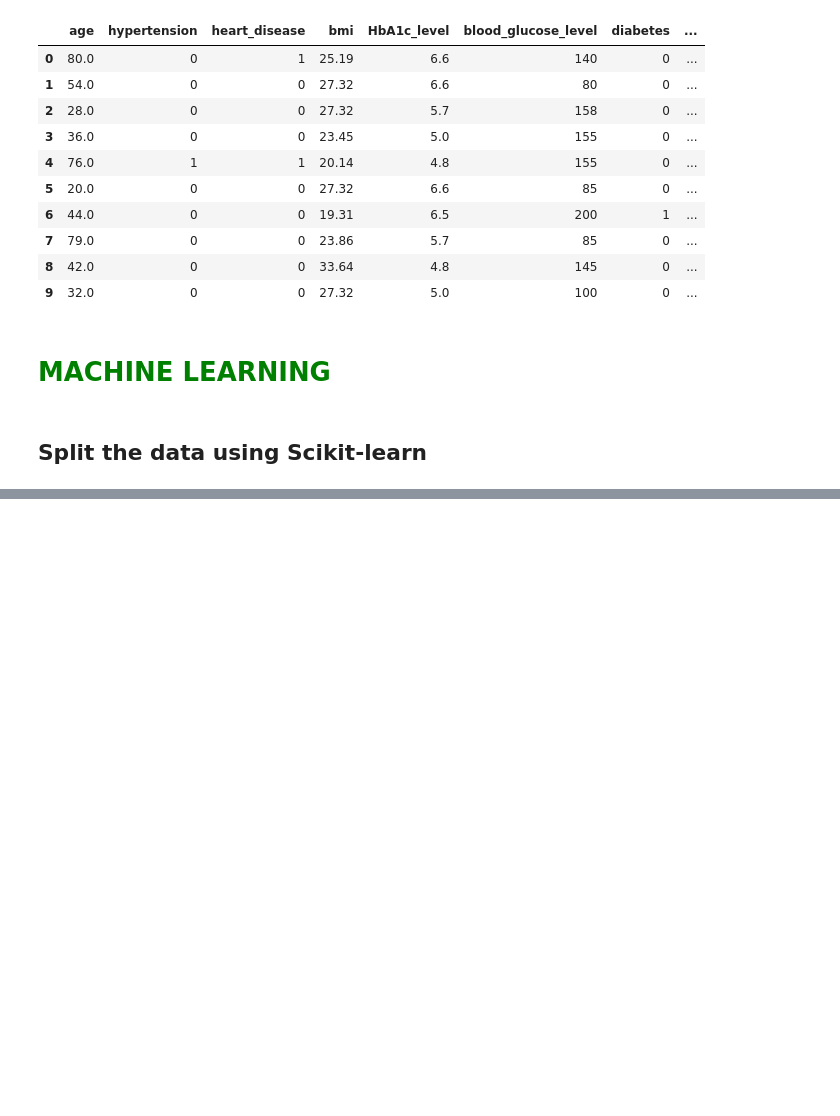
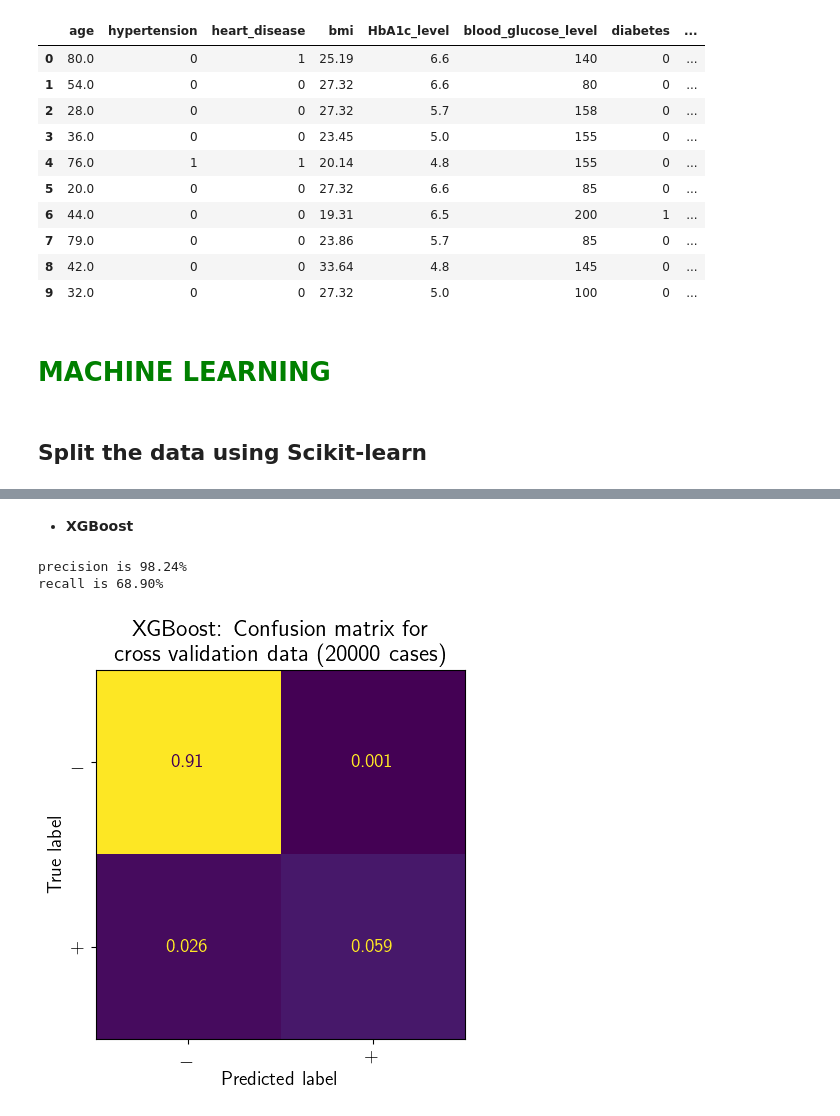
Before and after one commit to rfjd/Machine-Learning, a Jupyter notebook: kaggle/Diabetes-Prediction/diabetes_prediction.ipynb, the cells around one changed output, grey strips where cells are left out. Cells and saved outputs as stored; diff of their text form; code cells hidden in the pictures; blank space fills up the shorter version.

```diff
--- a/kaggle/Diabetes-Prediction/diabetes_prediction.ipynb
+++ b/kaggle/Diabetes-Prediction/diabetes_prediction.ipynb
@@ -237,0 +352,9 @@ y_train.shape = (3004, 1), y_dev.shape = (751, 1)
+# %% [markdown]
+- **XGBoost**
+# %%
+y, yhat = y_dev.reshape(-1,), model_XGB.predict(X_dev)
+precision, recall = plot_confusion_matrix(y,yhat,'XGBoost',True)
+# %% [output]
+precision is 98.24%
+recall is 68.90%
+[figure, added]
```
Also changed, not shown: parts of 13 cells of this notebook.
